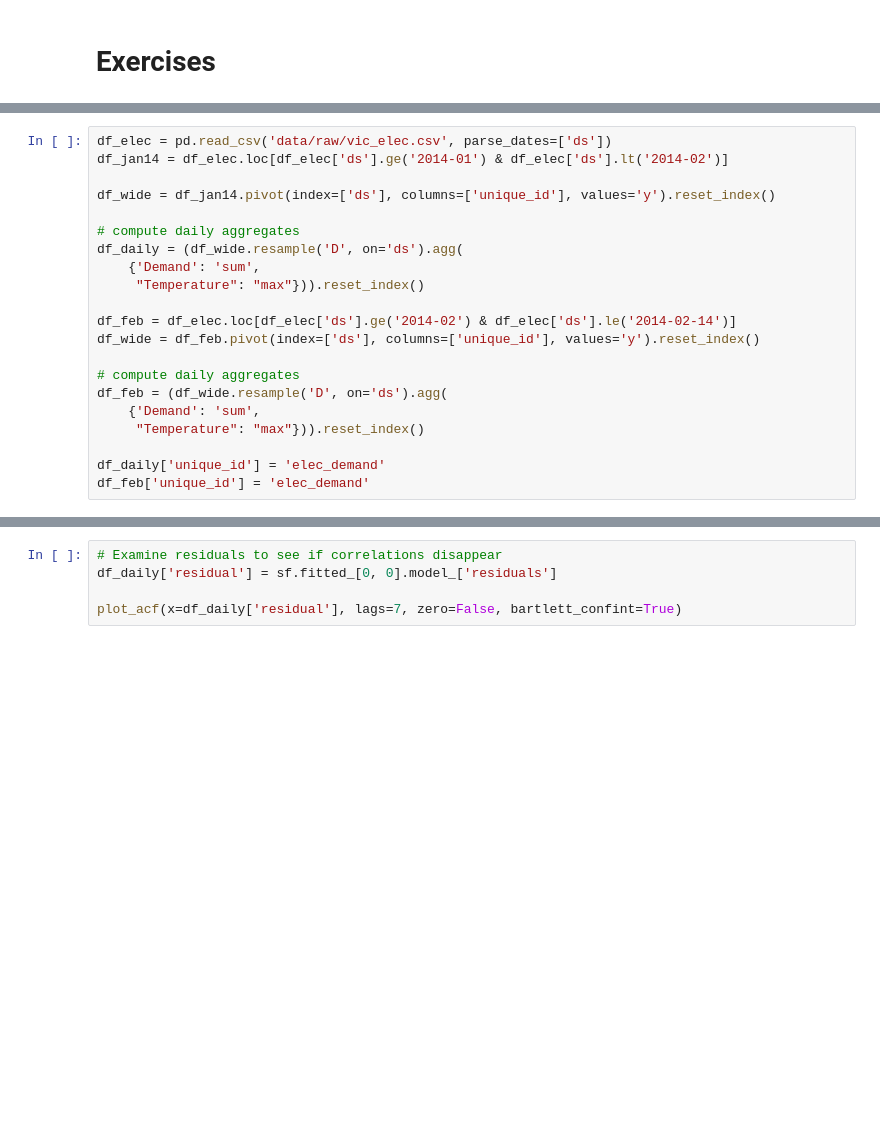
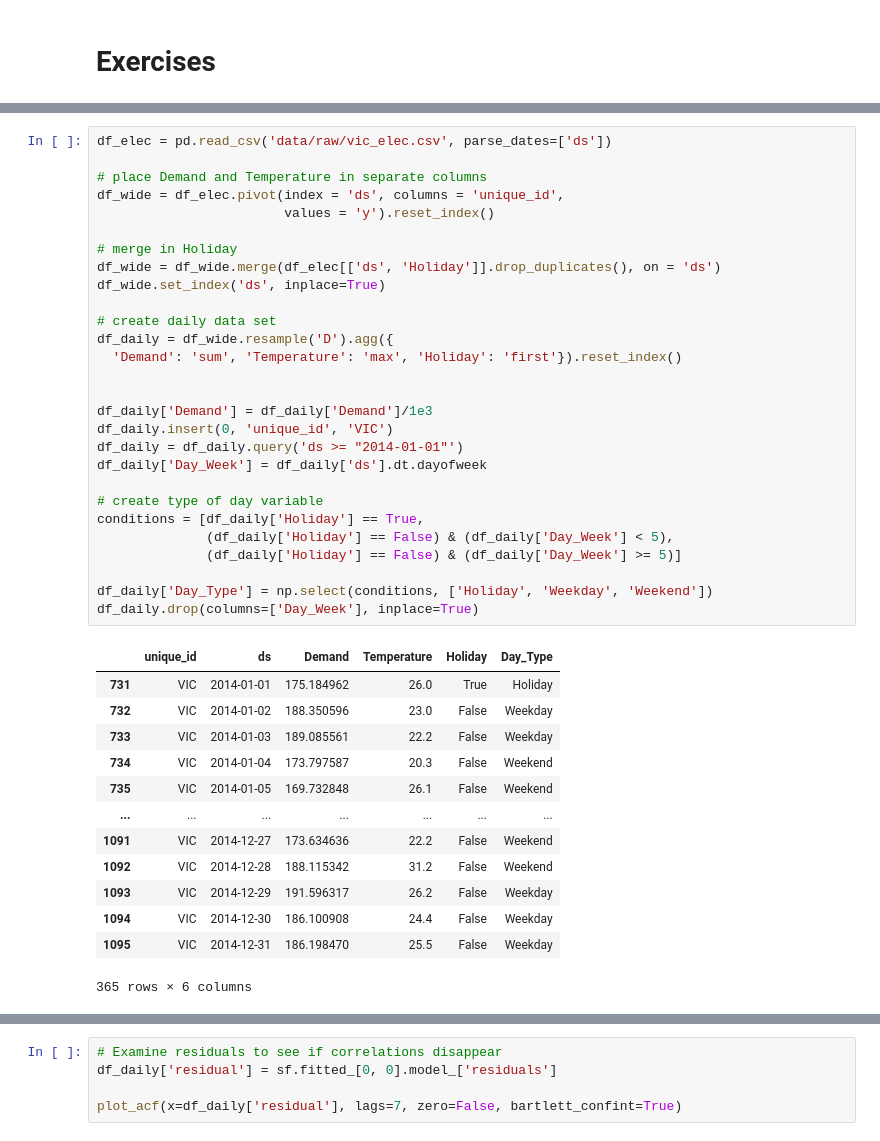
Before and after one commit to sebsciarra/gas_pump_prices, a Jupyter notebook: notebooks/chap10_dynamic_reg.ipynb, the cells around one changed output, grey strips where cells are left out. Drawn from its saved outputs; the diff is of its cells as text; blank space fills up the shorter version.

```diff
--- a/notebooks/chap10_dynamic_reg.ipynb
+++ b/notebooks/chap10_dynamic_reg.ipynb
@@ -385,22 +430,43 @@ $$
 # %%
 df_elec = pd.read_csv('data/raw/vic_elec.csv', parse_dates=['ds'])
-df_jan14 = df_elec.loc[df_elec['ds'].ge('2014-01') & df_elec['ds'].lt('2014-02')]
 
-df_wide = df_jan14.pivot(index=['ds'], columns=['unique_id'], values='y').reset_index()
+# place Demand and Temperature in separate columns
+df_wide = df_elec.pivot(index = 'ds', columns = 'unique_id',
+                        values = 'y').reset_index()
 
-# compute daily aggregates
-df_daily = (df_wide.resample('D', on='ds').agg(
-    {'Demand': 'sum',
-     "Temperature": "max"})).reset_index()
+# merge in Holiday
+df_wide = df_wide.merge(df_elec[['ds', 'Holiday']].drop_duplicates(), on = 'ds')
+df_wide.set_index('ds', inplace=True)
 
-df_feb = df_elec.loc[df_elec['ds'].ge('2014-02') & df_elec['ds'].le('2014-02-14')]
-df_wide = df_feb.pivot(index=['ds'], columns=['unique_id'], values='y').reset_index()
+# create daily data set
+df_daily = df_wide.resample('D').agg({
+  'Demand': 'sum', 'Temperature': 'max', 'Holiday': 'first'}).reset_index()
 
-# compute daily aggregates
-df_feb = (df_wide.resample('D', on='ds').agg(
-    {'Demand': 'sum',
-     "Temperature": "max"})).reset_index()
 
-df_daily['unique_id'] = 'elec_demand'
-df_feb['unique_id'] = 'elec_demand'
+df_daily['Demand'] = df_daily['Demand']/1e3
+df_daily.insert(0, 'unique_id', 'VIC')
+df_daily = df_daily.query('ds >= "2014-01-01"')
+df_daily['Day_Week'] = df_daily['ds'].dt.dayofweek
+
+# create type of day variable
+conditions = [df_daily['Holiday'] == True,
+              (df_daily['Holiday'] == False) & (df_daily['Day_Week'] < 5),
+              (df_daily['Holiday'] == False) & (df_daily['Day_Week'] >= 5)]
+
+df_daily['Day_Type'] = np.select(conditions, ['Holiday', 'Weekday', 'Weekend'])
+df_daily.drop(columns=['Day_Week'], inplace=True)
+# %% [output]
+|  | unique_id | ds | Demand | Temperature | Holiday | Day_Type |
+| 731 | VIC | 2014-01-01 | 175.184962 | 26.0 | True | Holiday |
+| 732 | VIC | 2014-01-02 | 188.350596 | 23.0 | False | Weekday |
+| 733 | VIC | 2014-01-03 | 189.085561 | 22.2 | False | Weekday |
+| 734 | VIC | 2014-01-04 | 173.797587 | 20.3 | False | Weekend |
+| 735 | VIC | 2014-01-05 | 169.732848 | 26.1 | False | Weekend |
+| ... | ... | ... | ... | ... | ... | ... |
+| 1091 | VIC | 2014-12-27 | 173.634636 | 22.2 | False | Weekend |
+| 1092 | VIC | 2014-12-28 | 188.115342 | 31.2 | False | Weekend |
+| 1093 | VIC | 2014-12-29 | 191.596317 | 26.2 | False | Weekday |
+| 1094 | VIC | 2014-12-30 | 186.100908 | 24.4 | False | Weekday |
+| 1095 | VIC | 2014-12-31 | 186.198470 | 25.5 | False | Weekday |
+365 rows × 6 columns
 # %%
```
Also changed, not shown: parts of 9 cells of this notebook.
